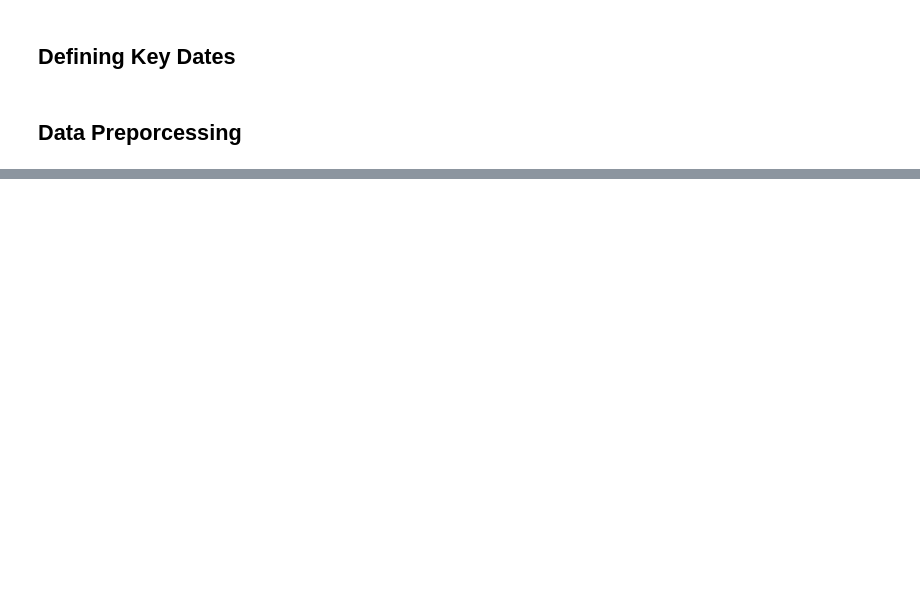
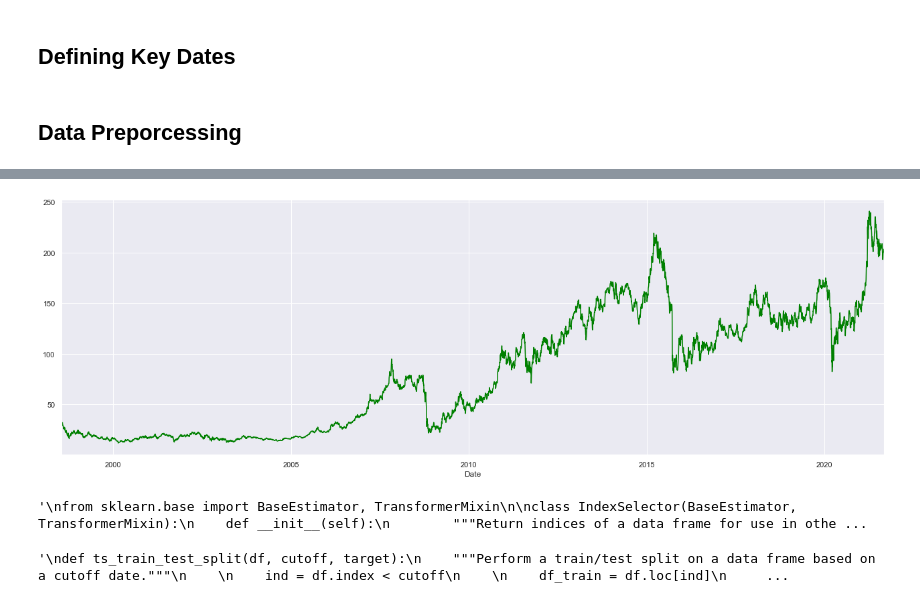
Before and after one commit to Hassi34/TimeSeriesAnalysis, a Jupyter notebook: ForecastingStocks_Fourier.ipynb, the cells around one changed output, grey strips where cells are left out. Drawn from its saved outputs; the diff is of its cells as text; code cells hidden in the pictures; blank space fills up the shorter version.

```diff
--- a/ForecastingStocks_Fourier.ipynb
+++ b/ForecastingStocks_Fourier.ipynb
@@ -8,6 +9,12 @@ import warnings
 warnings.filterwarnings('ignore')
 import pandas as pd
 import yfinance
+
+import matplotlib.pyplot as plt
+from pylab import rcParams
+rcParams['figure.figsize'] = 22, 7
+import seaborn as sns
+sns.set()
 # %%
 raw_data = yfinance.download(tickers= "VOW3.DE", interval= "1d",
                              group_by='ticker', auto_adjust=True, treads=True)
@@ -85,3 +90,53 @@ df
 6030 rows × 4 columns
 # %%
-df.Close.plot(figsize=)
+df.Close.plot(color='green');
+# %% [output]
+[figure, added]
+# %%
+'''
+from sklearn.base import BaseEstimator, TransformerMixin
+
+class IndexSelector(BaseEstimator, TransformerMixin):
+    def __init__(self):
+        """Return indices of a data frame for use in other estimators."""
+        pass
+
+    def fit(self, df, y=None):
+        return self
+
+    def transform(self, df):
+        indices = df.index
+        return indices.values.reshape(-1, 1)
+'''
+# %% [output]
+'\nfrom sklearn.base import BaseEstimator, TransformerMixin\n\nclass IndexSelector(BaseEstimator, TransformerMixin):\n    def __init__(self):\n        """Return indices of a data frame for use in othe ...
+# %%
+'''
+def ts_train_test_split(df, cutoff, target):
+    """Perform a train/test split on a data frame based on a cutoff date."""
+
+    ind = df.index < cutoff
+
+    df_train = df.loc[ind]
+    df_test = df.loc[~ind]
+    y_train = df.loc[ind, target]
+    y_test = df.loc[~ind, target]
+
+    return df_train, df_test, y_train, y_test
+
+def plot_results(df, y_pred):
+    """Plot predicted results and residuals."""
+
+    df.Close.plot();
+    plt.plot(list(df.index), y_pred, '-r');
+    plt.xlabel('year')
+    plt.ylabel('CO2 ppm')
+    plt.legend(['true', 'predicted']);
+    plt.show();
+
+    plt.plot(resd)
+    plt.xlabel('year')
+    plt.ylabel('residual')
+'''
+# %% [output]
+'\ndef ts_train_test_split(df, cutoff, target):\n    """Perform a train/test split on a data frame based on a cutoff date."""\n    \n    ind = df.index < cutoff\n    \n    df_train = df.loc[ind]\n     ...
```
Also changed, not shown: parts of 15 cells of this notebook, 7 other files.
